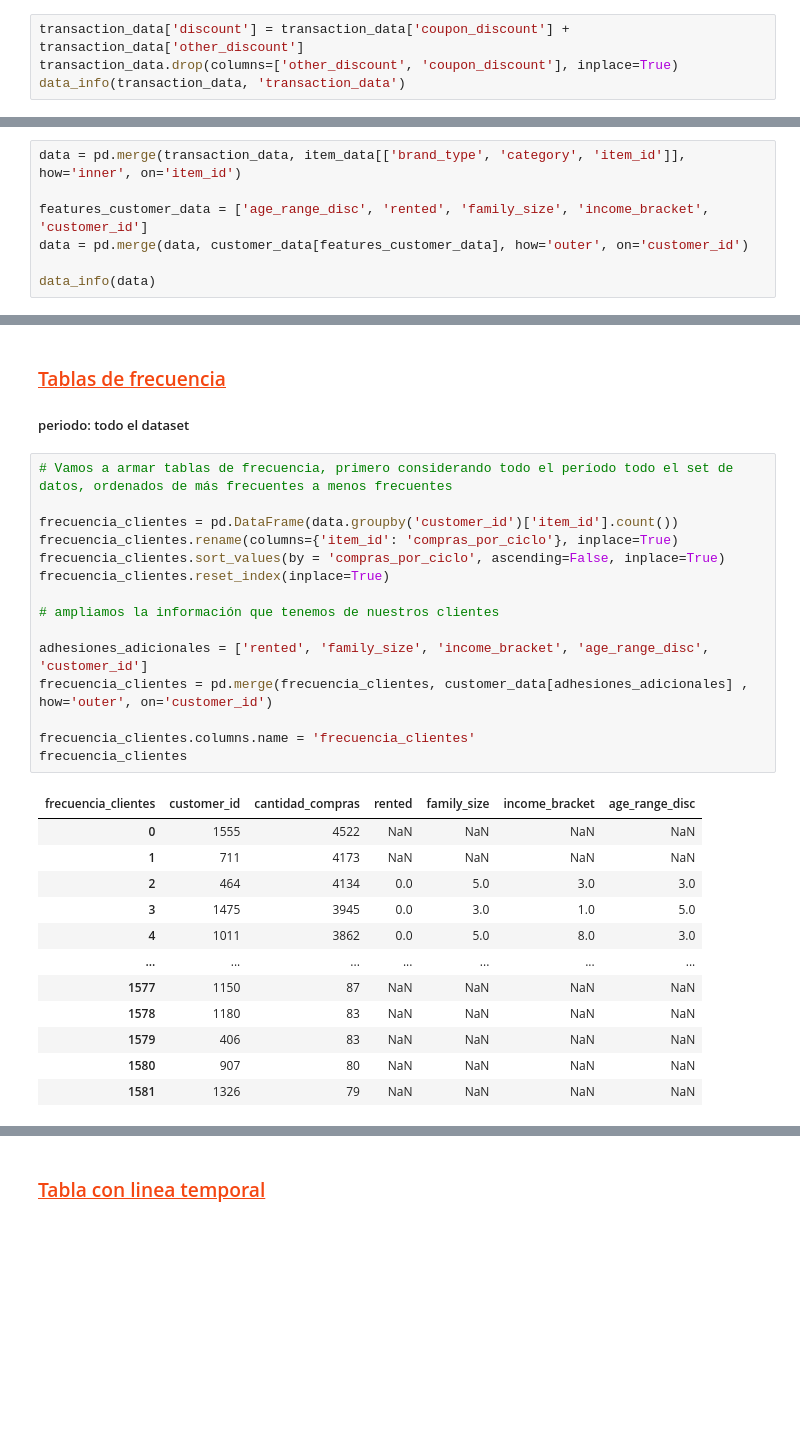
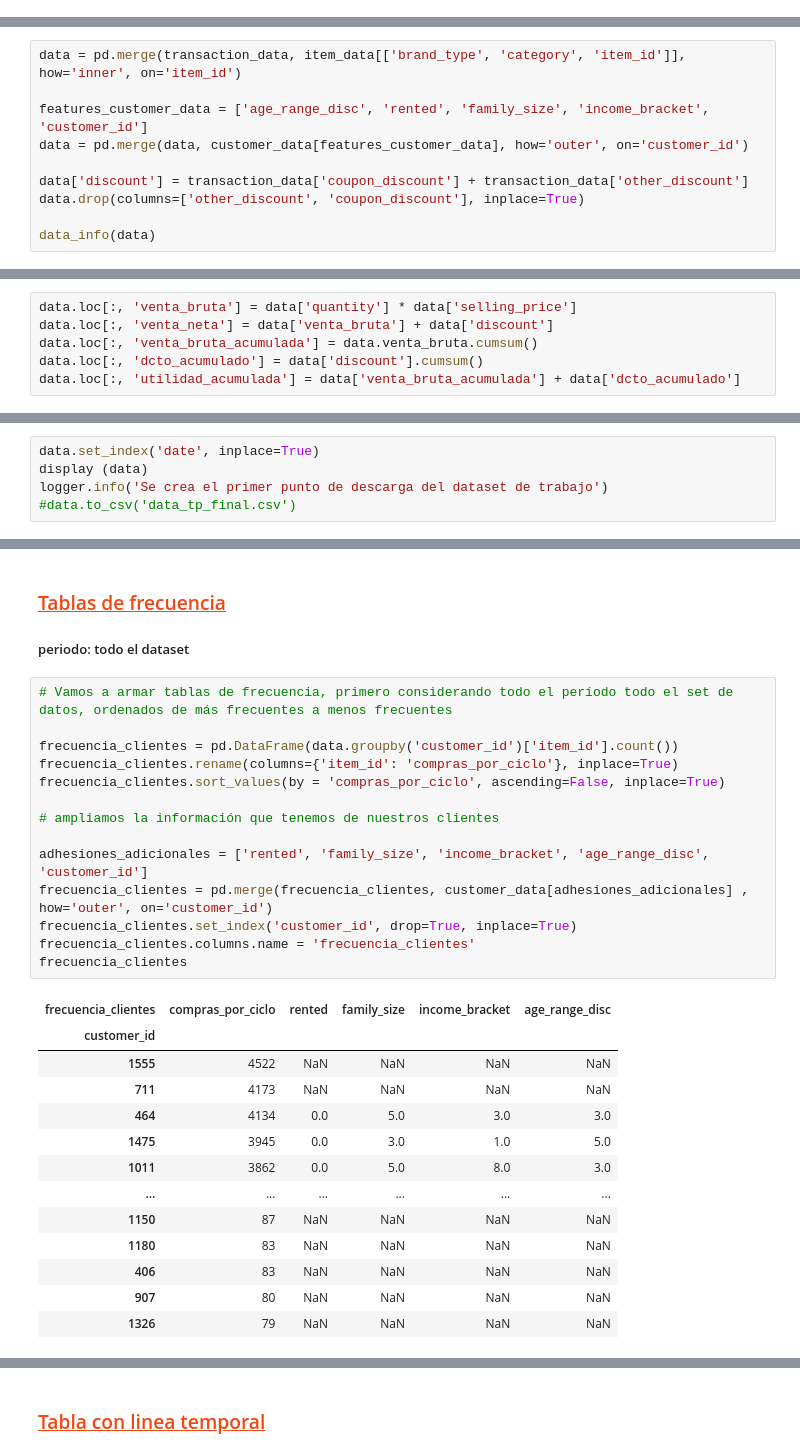
Before and after one commit to AgustinSt1990/tp_final, a Jupyter notebook: Presentacion_1_TPF.ipynb, the cells around one changed output, grey strips where cells are left out. Cells and saved outputs as stored; diff of their text form; blank space fills up the shorter version.

```diff
--- a/Presentacion_1_TPF.ipynb
+++ b/Presentacion_1_TPF.ipynb
@@ -93,5 +108 @@ Ahora unificamos la columna de "other_discount" y "coupon_discount" en 1 sola ll
 Y mostramos la información del set de datos obtenido:
-# %%
-transaction_data['discount'] = transaction_data['coupon_discount'] + transaction_data['other_discount']
-transaction_data.drop(columns=['other_discount', 'coupon_discount'], inplace=True)
-data_info(transaction_data, 'transaction_data')
@@ -257,6 +281,9 @@ data = pd.merge(transaction_data, item_data[['brand_type', 'category', 'item_id'
 features_customer_data = ['age_range_disc', 'rented', 'family_size', 'income_bracket', 'customer_id']
 data = pd.merge(data, customer_data[features_customer_data], how='outer', on='customer_id')
 
+data['discount'] = transaction_data['coupon_discount'] + transaction_data['other_discount']
+data.drop(columns=['other_discount', 'coupon_discount'], inplace=True)
+
 data_info(data)
 # %% [output]
 | info de data | columna | Nan | pct_nan | dtype | count | pct_reg | count_unique |
@@ -293,0 +304,6 @@ data.to_csv('data_tp_final.csv')
+# %%
+data.loc[:, 'venta_bruta'] = data['quantity'] * data['selling_price']
+data.loc[:, 'venta_neta'] = data['venta_bruta'] + data['discount']
+data.loc[:, 'venta_bruta_acumulada'] = data.venta_bruta.cumsum()
+data.loc[:, 'dcto_acumulado'] = data['discount'].cumsum()
+data.loc[:, 'utilidad_acumulada'] = data['venta_bruta_acumulada'] + data['dcto_acumulado']
@@ -293,0 +313,5 @@ data.to_csv('data_tp_final.csv')
+# %%
+data.set_index('date', inplace=True)
+display (data)
+logger.info('Se crea el primer punto de descarga del dataset de trabajo')
+#data.to_csv('data_tp_final.csv')
@@ -298,28 +359,28 @@ data.to_csv('data_tp_final.csv')
 # %%
 # Vamos a armar tablas de frecuencia, primero considerando todo el período todo el set de datos, ordenados de más frecuentes a menos frecuentes
 
 frecuencia_clientes = pd.DataFrame(data.groupby('customer_id')['item_id'].count())
 frecuencia_clientes.rename(columns={'item_id': 'compras_por_ciclo'}, inplace=True)
 frecuencia_clientes.sort_values(by = 'compras_por_ciclo', ascending=False, inplace=True)
-frecuencia_clientes.reset_index(inplace=True)
 
 # ampliamos la información que tenemos de nuestros clientes
 
 adhesiones_adicionales = ['rented', 'family_size', 'income_bracket', 'age_range_disc', 'customer_id']
 frecuencia_clientes = pd.merge(frecuencia_clientes, customer_data[adhesiones_adicionales] , how='outer', on='customer_id')
-
+frecuencia_clientes.set_index('customer_id', drop=True, inplace=True)
 frecuencia_clientes.columns.name = 'frecuencia_clientes'
 frecuencia_clientes
 # %% [output]
-| frecuencia_clientes | customer_id | cantidad_compras | rented | family_size | income_bracket | age_range_disc |
-| 0 | 1555 | 4522 | NaN | NaN | NaN | NaN |
-| 1 | 711 | 4173 | NaN | NaN | NaN | NaN |
-| 2 | 464 | 4134 | 0.0 | 5.0 | 3.0 | 3.0 |
-| 3 | 1475 | 3945 | 0.0 | 3.0 | 1.0 | 5.0 |
-| 4 | 1011 | 3862 | 0.0 | 5.0 | 8.0 | 3.0 |
-| ... | ... | ... | ... | ... | ... | ... |
-| 1577 | 1150 | 87 | NaN | NaN | NaN | NaN |
-| 1578 | 1180 | 83 | NaN | NaN | NaN | NaN |
-| 1579 | 406 | 83 | NaN | NaN | NaN | NaN |
-| 1580 | 907 | 80 | NaN | NaN | NaN | NaN |
-| 1581 | 1326 | 79 | NaN | NaN | NaN | NaN |
+| frecuencia_clientes | compras_por_ciclo | rented | family_size | income_bracket | age_range_disc |
+| customer_id |  |  |  |  |  |
+| 1555 | 4522 | NaN | NaN | NaN | NaN |
+| 711 | 4173 | NaN | NaN | NaN | NaN |
+| 464 | 4134 | 0.0 | 5.0 | 3.0 | 3.0 |
+| 1475 | 3945 | 0.0 | 3.0 | 1.0 | 5.0 |
+| 1011 | 3862 | 0.0 | 5.0 | 8.0 | 3.0 |
+| ... | ... | ... | ... | ... | ... |
+| 1150 | 87 | NaN | NaN | NaN | NaN |
+| 1180 | 83 | NaN | NaN | NaN | NaN |
+| 406 | 83 | NaN | NaN | NaN | NaN |
+| 907 | 80 | NaN | NaN | NaN | NaN |
+| 1326 | 79 | NaN | NaN | NaN | NaN |
```
Also changed, not shown: parts of 41 cells of this notebook.
